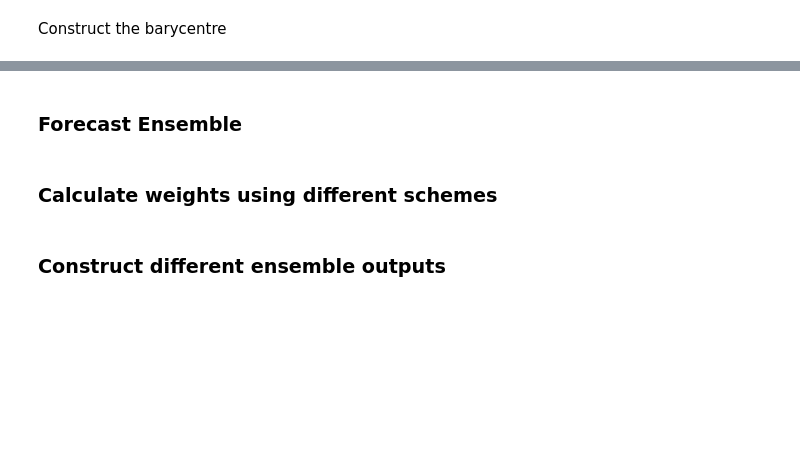
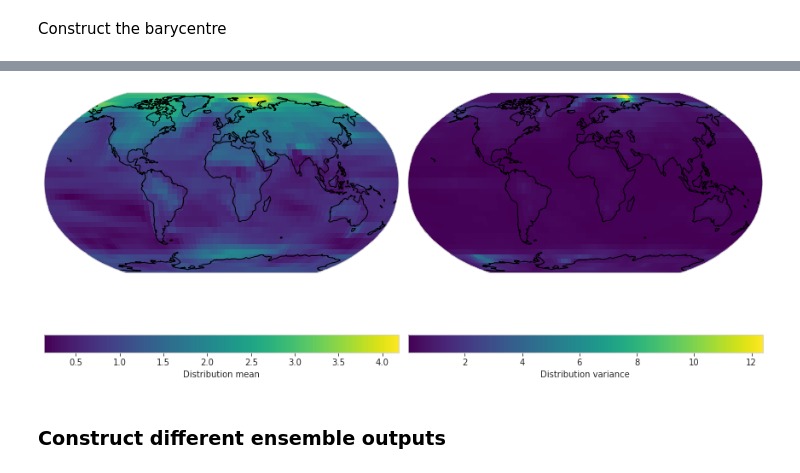
Before and after one commit to mattramos/bayesian_ensembling, a Jupyter notebook: experiments/figure2_xarray_3D.ipynb, the cells around one changed output, grey strips where cells are left out. Cells and saved outputs as stored; diff of their text form; code cells hidden in the pictures; blank space fills up the shorter version.

```diff
--- a/experiments/figure2_xarray_3D.ipynb
+++ b/experiments/figure2_xarray_3D.ipynb
@@ -155 +166,3 @@ ssp_anom_models.fit(model=es.MeanFieldApproximation(), compile_objective=True)
+# %%
+single_ll_weights = ll_weights.mean('time').expand_dims(time=ssp_anom_models[0].model_data.time, axis=1)
 # %% [markdown]
@@ -157,4 +170,4 @@ This parallelisation is hilariously temperamental...
 # %%
 ensemble_method = es.Barycentre()
-weighted_barycentre = ensemble_method(ssp_anom_models, ll_weights, n_threads=8)
+weighted_barycentre = ensemble_method(ssp_anom_models, single_ll_weights, n_threads=6)
 # %% [output]
@@ -183,2 +184,0 @@ ax.legend(loc='best')
-# %% [markdown]
-### Forecast Ensemble
@@ -187,2 +184,0 @@ ssp_anom_models.fit(model=es.GPDTW(), compile_objective=True, n_optim_nits=1000)
-# %% [markdown]
-### Calculate weights using different schemes
@@ -195,3 +185,7 @@ ll_weights = weight_function(hist_anom_models, observations)
+# %%
+weighted_barycentre.plot_spatially()
+# %% [output]
+[figure, added]
 # %% [markdown]
 ### Construct different ensemble outputs
 # %%
```
Also changed, not shown: parts of 11 cells of this notebook, 1 other file.
